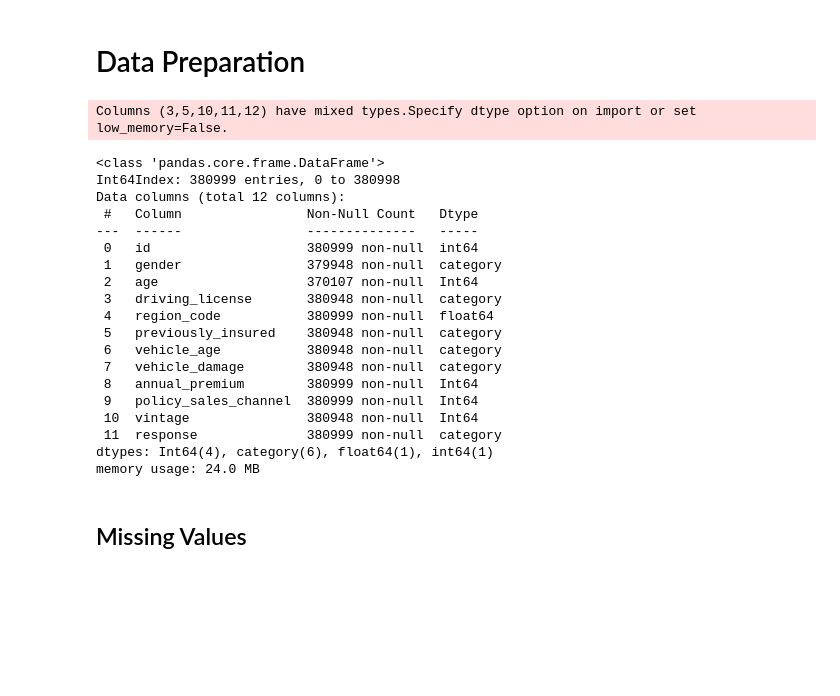
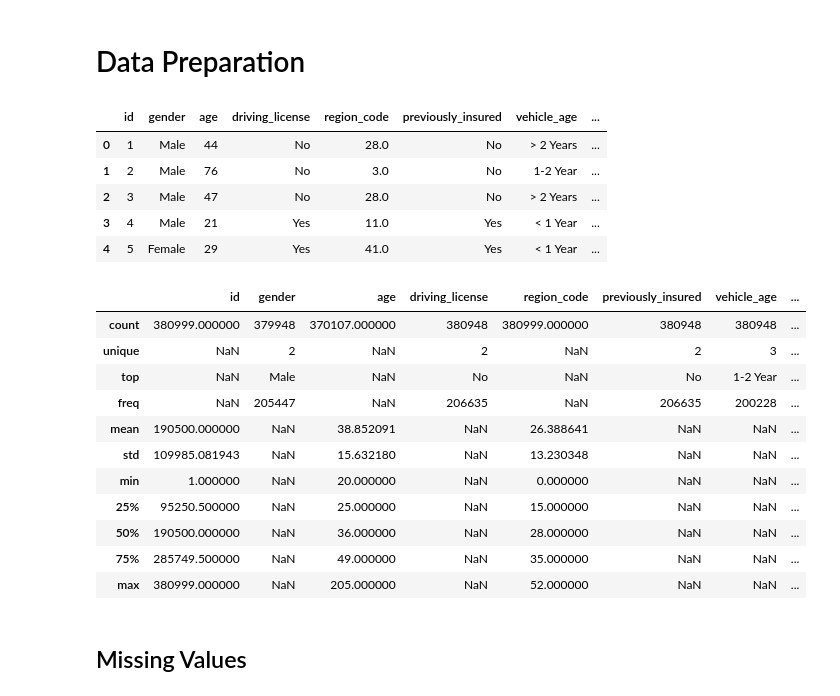
Before and after one commit to tlex-web/data_analysis_crisp_dm, a Jupyter notebook: data_preparation.ipynb, the cells around one changed output. Cells and saved outputs as stored; diff of their text form; code cells hidden in the pictures; blank space fills up the shorter version.

```diff
--- a/data_preparation.ipynb
+++ b/data_preparation.ipynb
@@ -5,31 +5,31 @@ from helpers.helper_functions import read_and_set_df, set_datatypes, get_plotly_
 # %%
-df = read_and_set_df('data/train.csv')
+df = read_and_set_df('data/train.csv', train=False)
 
 set_datatypes(df)
+
+df.head()
 # %% [output]
-Columns (3,5,10,11,12) have mixed types.Specify dtype option on import or set low_memory=False.
+|  | id | gender | age | driving_license | region_code | previously_insured | vehicle_age | ... |
+| 0 | 1 | Male | 44 | No | 28.0 | No | > 2 Years | ... |
+| 1 | 2 | Male | 76 | No | 3.0 | No | 1-2 Year | ... |
+| 2 | 3 | Male | 47 | No | 28.0 | No | > 2 Years | ... |
+| 3 | 4 | Male | 21 | Yes | 11.0 | Yes | < 1 Year | ... |
+| 4 | 5 | Female | 29 | Yes | 41.0 | Yes | < 1 Year | ... |
-# %%
-df.info()
-# %% [output]
-<class 'pandas.core.frame.DataFrame'>
-Int64Index: 380999 entries, 0 to 380998
-Data columns (total 12 columns):
- #   Column                Non-Null Count   Dtype
----  ------                --------------   -----
- 0   id                    380999 non-null  int64
- 1   gender                379948 non-null  category
- 2   age                   370107 non-null  Int64
- 3   driving_license       380948 non-null  category
- 4   region_code           380999 non-null  float64
- 5   previously_insured    380948 non-null  category
- 6   vehicle_age           380948 non-null  category
- 7   vehicle_damage        380948 non-null  category
- 8   annual_premium        380999 non-null  Int64
- 9   policy_sales_channel  380999 non-null  Int64
- 10  vintage               380948 non-null  Int64
- 11  response              380999 non-null  category
-dtypes: Int64(4), category(6), float64(1), int64(1)
-memory usage: 24.0 MB
+# %%
+df.describe(include='all')
+# %% [output]
+|  | id | gender | age | driving_license | region_code | previously_insured | vehicle_age | ... |
+| count | 380999.000000 | 379948 | 370107.000000 | 380948 | 380999.000000 | 380948 | 380948 | ... |
+| unique | NaN | 2 | NaN | 2 | NaN | 2 | 3 | ... |
+| top | NaN | Male | NaN | No | NaN | No | 1-2 Year | ... |
+| freq | NaN | 205447 | NaN | 206635 | NaN | 206635 | 200228 | ... |
+| mean | 190500.000000 | NaN | 38.852091 | NaN | 26.388641 | NaN | NaN | ... |
+| std | 109985.081943 | NaN | 15.632180 | NaN | 13.230348 | NaN | NaN | ... |
+| min | 1.000000 | NaN | 20.000000 | NaN | 0.000000 | NaN | NaN | ... |
+| 25% | 95250.500000 | NaN | 25.000000 | NaN | 15.000000 | NaN | NaN | ... |
+| 50% | 190500.000000 | NaN | 36.000000 | NaN | 28.000000 | NaN | NaN | ... |
+| 75% | 285749.500000 | NaN | 49.000000 | NaN | 35.000000 | NaN | NaN | ... |
+| max | 380999.000000 | NaN | 205.000000 | NaN | 52.000000 | NaN | NaN | ... |
 # %% [markdown]
 ## Missing Values
 # %% [markdown]
```
Also changed, not shown: parts of 13 cells of this notebook, 4 other files.
